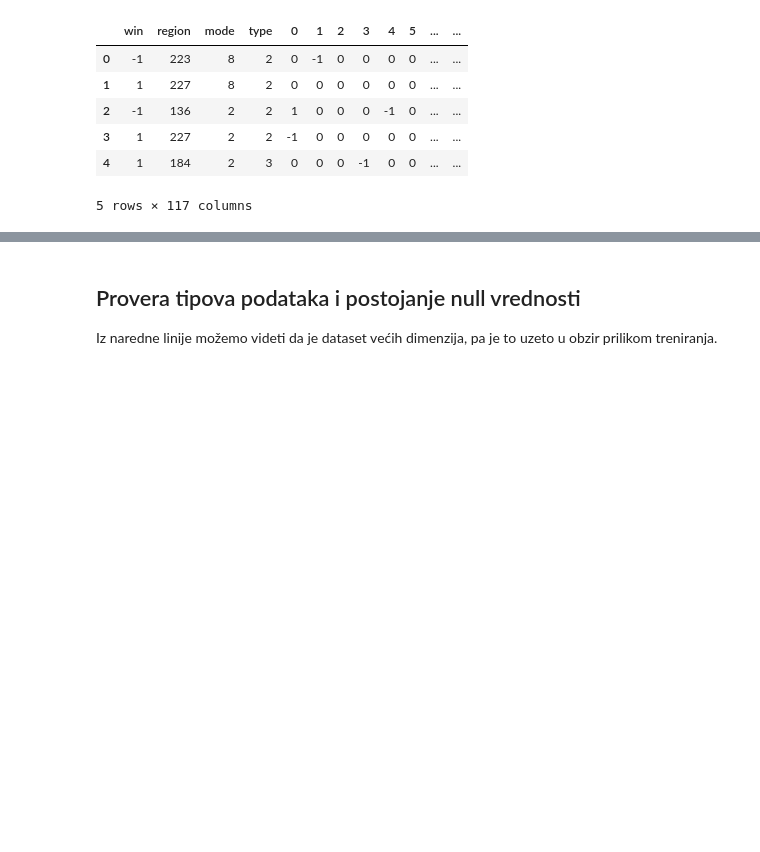
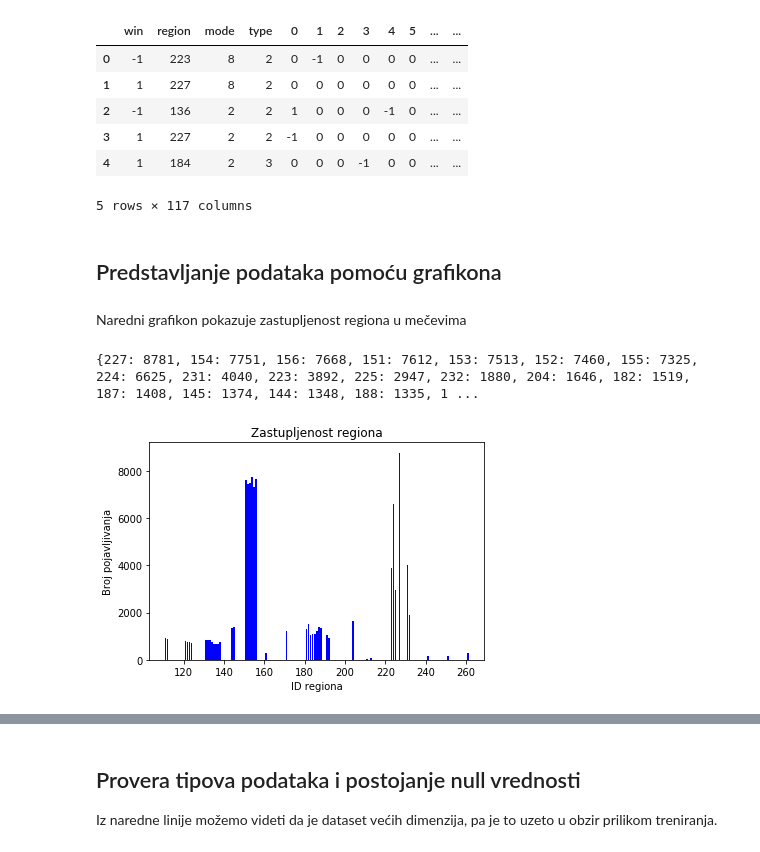
Before and after one commit to mirjanaz200/MLProject, a Jupyter notebook: dota2.ipynb, the cells around one changed output, grey strips where cells are left out. Saved outputs shown, nothing was run; the diff lists cells and outputs as text; code cells hidden in the pictures; blank space fills up the shorter version.

Commit message:
added graphical representations

```diff
--- a/dota2.ipynb
+++ b/dota2.ipynb
@@ -21,8 +19,8 @@ from sklearn.metrics import confusion_matrix
 U datasetu ne postoje labele za kolone, pa je potrebno ručno uneti. Pored kolona za pobedu, region, mod i tip igre, postoji još 113 kolona, koje predstavljaju po jednog dota2 heroja, i one su numerisane 0-112.
 # %%
 col_names = ['win', 'region', 'mode', 'type']
-num_arr = np.arange(113).astype(str)
-all_names = np.concatenate((col_names, num_arr), axis = 0)
+num_arr_str = np.arange(113).astype(str)
+all_names = np.concatenate((col_names, num_arr_str), axis = 0)
 
 dota_data = pd.read_csv("dota2.csv", header=None, names=all_names)
 # %%
@@ -35,3 +33,27 @@ dota_data.head(5)
 | 3 | 1 | 227 | 2 | 2 | -1 | 0 | 0 | 0 | 0 | 0 | ... | ... |
 | 4 | 1 | 184 | 2 | 3 | 0 | 0 | 0 | -1 | 0 | 0 | ... | ... |
 5 rows × 117 columns
+# %% [markdown]
+## Predstavljanje podataka pomoću grafikona
+# %% [markdown]
+Naredni grafikon pokazuje zastupljenost regiona u mečevima
+# %%
+regi = dota_data.iloc[:,1]
+abc = dict(regi.value_counts())
+
+x = np.fromiter(abc.keys(), dtype=int)
+y = np.fromiter(abc.values(), dtype=int)
+
+fig, ax = plt.subplots()
+
+ax.bar(x, y, align='center', color='b')
+
+ax.set_title('Zastupljenost regiona')
+ax.set_ylabel('Broj pojavljivanja')
+ax.set_xlabel('ID regiona')
+print(abc)
+
+plt.show()
+# %% [output]
+{227: 8781, 154: 7751, 156: 7668, 151: 7612, 153: 7513, 152: 7460, 155: 7325, 224: 6625, 231: 4040, 223: 3892, 225: 2947, 232: 1880, 204: 1646, 182: 1519, 187: 1408, 145: 1374, 144: 1348, 188: 1335, 1 ...
+[figure, added]
```
Also changed, not shown: parts of 26 cells of this notebook, 2 other files.
